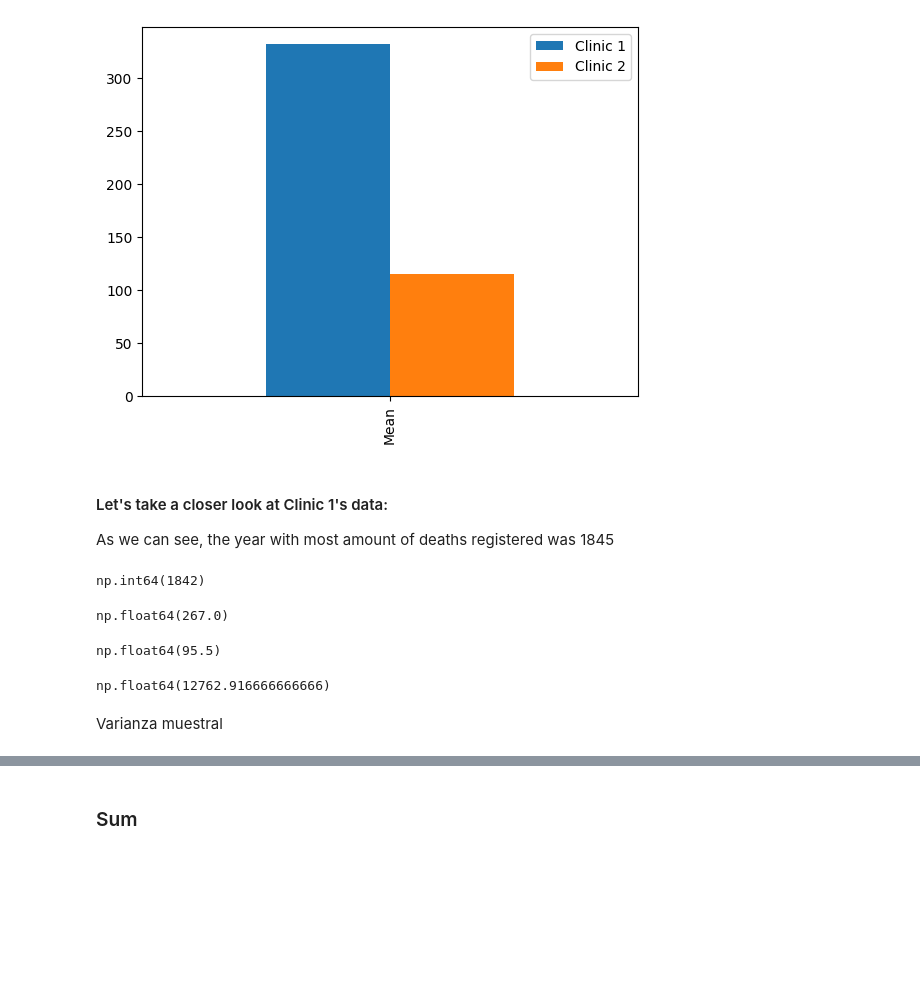
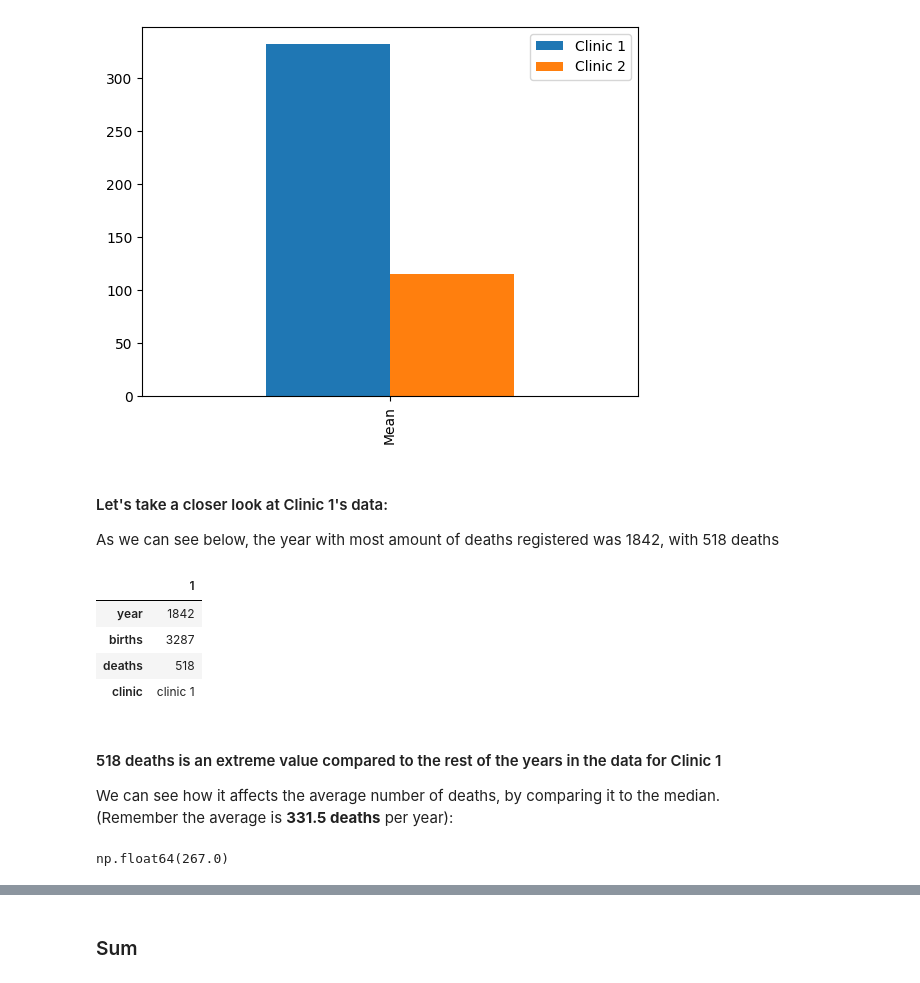
Before and after one commit to tomasfigueroaruesjas/the-effects-of-handwashing, a Jupyter notebook: Untitled.ipynb, the cells around one changed output, grey strips where cells are left out. Cells and saved outputs as stored; diff of their text form; code cells hidden in the pictures; blank space fills up the shorter version.

Commit message:
Puesta a punto, limpieza. Analisis mas profundo de Clinic 1

```diff
--- a/Untitled.ipynb
+++ b/Untitled.ipynb
@@ -43,22 +43,21 @@ means.plot(kind='bar')
 [figure]
 # %% [markdown]
 #### Let's take a closer look at Clinic 1's data: <br>
-As we can see, the year with most amount of deaths registered was 1845
+As we can see below, the year with most amount of deaths registered was 1842, with 518 deaths
 # %%
-yearly_deaths.iloc[yearly_deaths[mask].deaths.idxmax()].year
+yearly_deaths.iloc[yearly_deaths[mask].deaths.idxmax()].to_frame()
 # %% [output]
-np.int64(1842)
+|  | 1 |
+| year | 1842 |
+| births | 3287 |
+| deaths | 518 |
+| clinic | clinic 1 |
+# %% [markdown]
+#### 518 deaths is an extreme value compared to the rest of the years in the data for Clinic 1
+
+We can see how it affects the average number of deaths, by comparing it to the median. <br>
+(Remember the average is <b>331.5 deaths</b> per year):
 # %%
 yearly_deaths[mask].deaths.median()
 # %% [output]
 np.float64(267.0)
-# %%
-yearly_deaths[mask2].deaths.median()
-# %% [output]
-np.float64(95.5)
-# %%
-yearly_deaths[mask].deaths.var(ddof=0)
-# %% [output]
-np.float64(12762.916666666666)
-# %% [markdown]
-Varianza muestral
```
Also changed, not shown: parts of 17 cells of this notebook.
